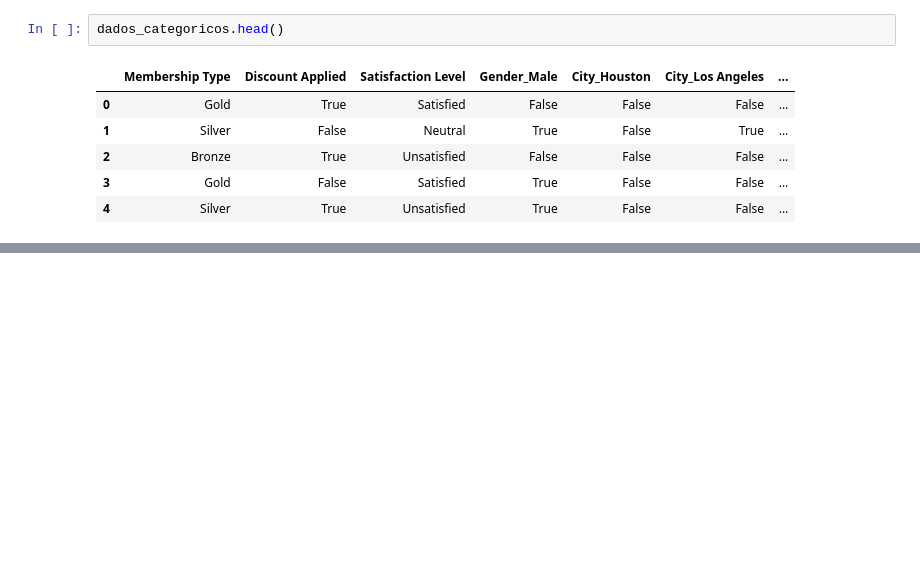
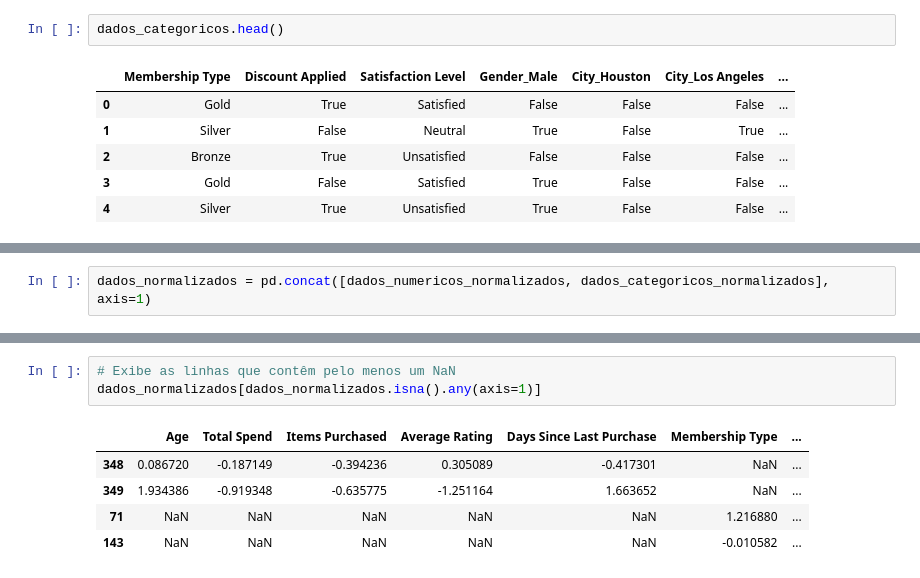
Before and after one commit to HammadN98/Segmentacao_de_Clientes_para_E-commerce, a Jupyter notebook: notebooks/E_commerce_behavior.ipynb, the cells around one changed output, grey strips where cells are left out. Cells and saved outputs as stored; diff of their text form; blank space fills up the shorter version.

```diff
--- a/notebooks/E_commerce_behavior.ipynb
+++ b/notebooks/E_commerce_behavior.ipynb
@@ -421,0 +504,2 @@ dados_categoricos.head()
+# %%
+dados_normalizados = pd.concat([dados_numericos_normalizados, dados_categoricos_normalizados], axis=1)
@@ -421,0 +511,9 @@ dados_categoricos.head()
+# %%
+# Exibe as linhas que contêm pelo menos um NaN
+dados_normalizados[dados_normalizados.isna().any(axis=1)]
+# %% [output]
+|  | Age | Total Spend | Items Purchased | Average Rating | Days Since Last Purchase | Membership Type | ... |
+| 348 | 0.086720 | -0.187149 | -0.394236 | 0.305089 | -0.417301 | NaN | ... |
+| 349 | 1.934386 | -0.919348 | -0.635775 | -1.251164 | 1.663652 | NaN | ... |
+| 71 | NaN | NaN | NaN | NaN | NaN | 1.216880 | ... |
+| 143 | NaN | NaN | NaN | NaN | NaN | -0.010582 | ... |
```
Also changed, not shown: parts of 21 cells of this notebook.
